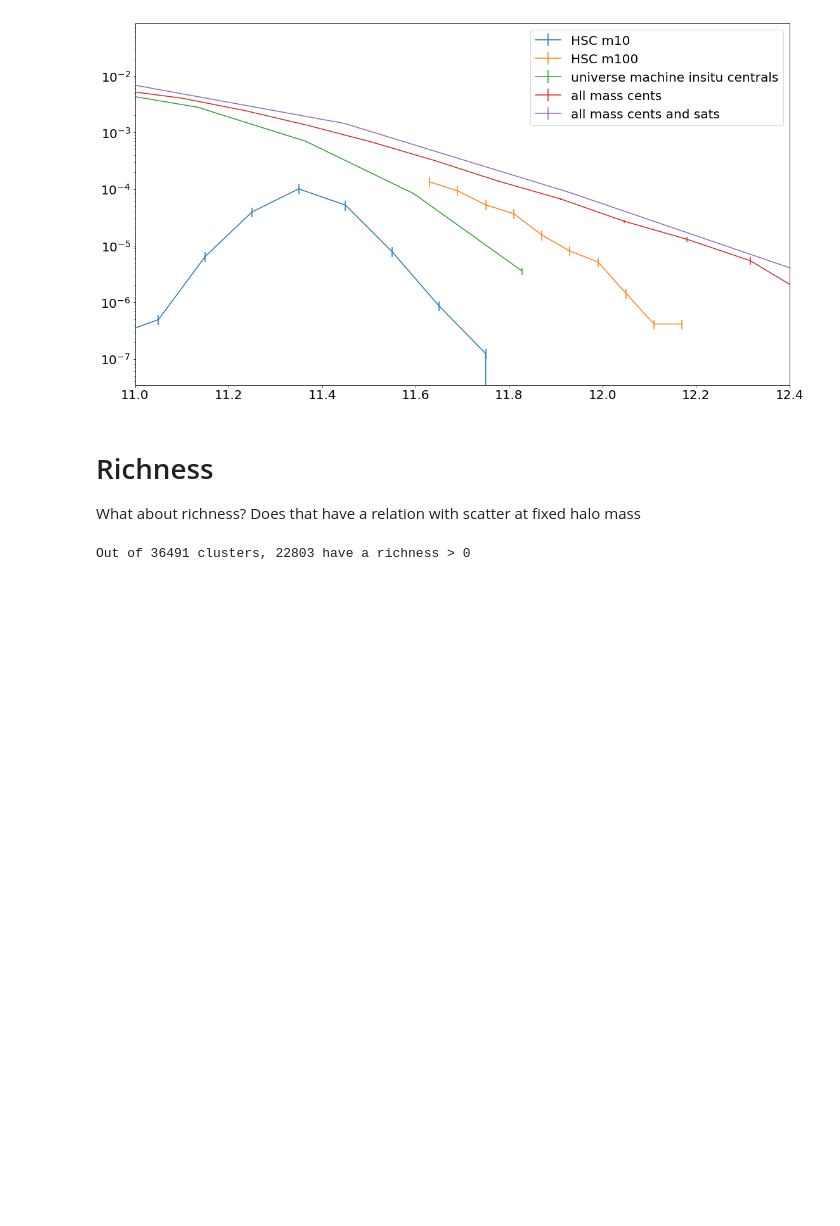
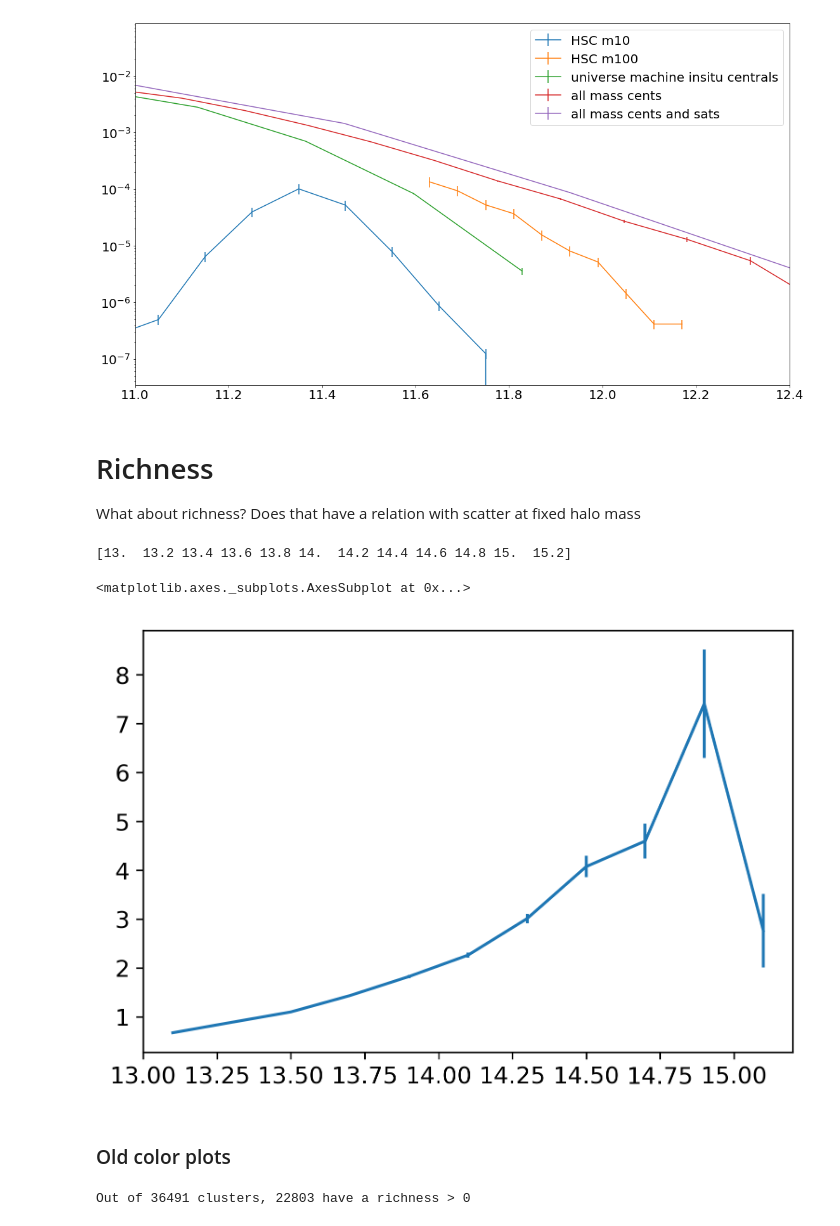
Before and after one commit to dr-guangtou/asap, a Jupyter notebook: cb/main.ipynb, the cells around one changed output. Cells and saved outputs as stored; diff of their text form; code cells hidden in the pictures; blank space fills up the shorter version.

Commit message:
slight more refactor. Also added new richness plots

```diff
--- a/cb/main.ipynb
+++ b/cb/main.ipynb
@@ -164,6 +169,14 @@ Dropped 4 galaxies with mass of 0
 # Richness
 
 What about richness? Does that have a relation with scatter at fixed halo mass
+# %%
+p.scatter.in_richness_at_fixed_hm(data_halo_cut)
+# %% [output]
+[13.  13.2 13.4 13.6 13.8 14.  14.2 14.4 14.6 14.8 15.  15.2]
+<matplotlib.axes._subplots.AxesSubplot at 0x...>
+[figure, added]
+# %% [markdown]
+### Old color plots
 # %%
 # Only count sats of a large enough size towards richness
 minMassForRichness = 10**10.8
```
Also changed, not shown: parts of 4 cells of this notebook, 6 other files.
